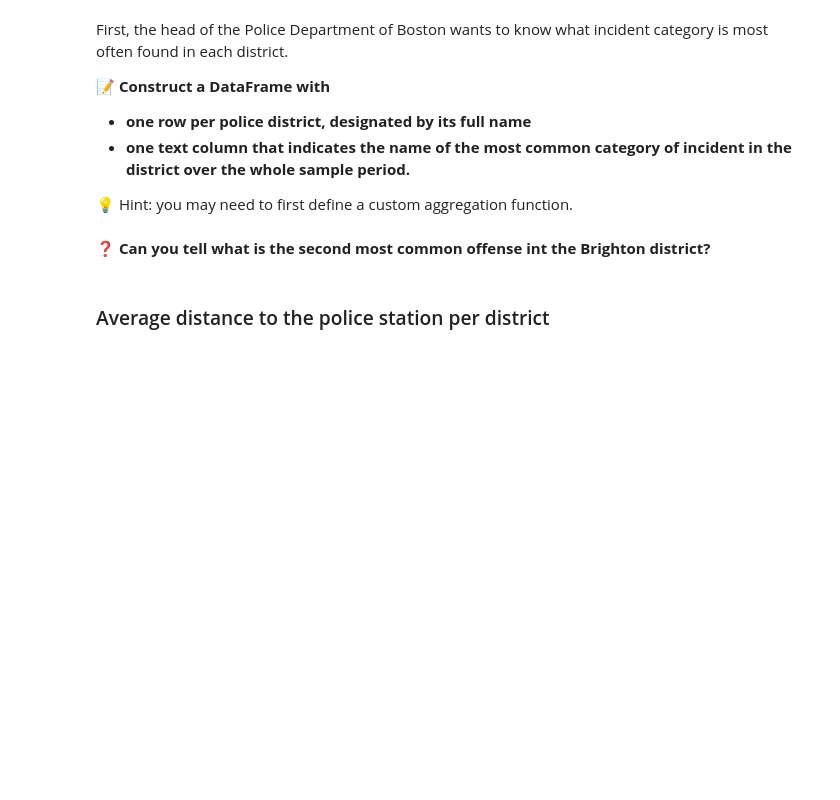
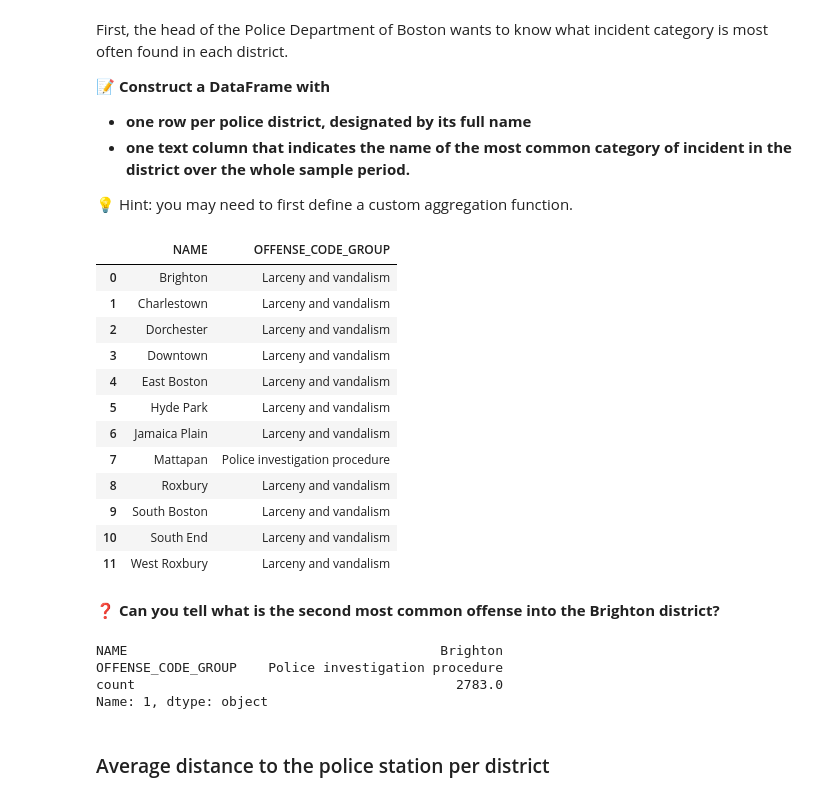
Before and after one commit to JulienDoma/data-certification-exam, a Jupyter notebook: decision_science/boston_crimes.ipynb, the cells around one changed output. Saved outputs shown, nothing was run; the diff lists cells and outputs as text; code cells hidden in the pictures; blank space fills up the shorter version.

```diff
--- a/decision_science/boston_crimes.ipynb
+++ b/decision_science/boston_crimes.ipynb
@@ -442,2 +465,30 @@ First, the head of the Police Department of Boston wants to know what incident c
+# %%
+# YOUR CODE HERE
+
+# First Group by to get sorted values for each district
+df_agg = data.groupby(['NAME','OFFENSE_CODE_GROUP'])\
+                .agg(['count'])['INCIDENT_NUMBER']\
+                .groupby('NAME', group_keys=False)\
+                .apply(lambda x: x.sort_values(by='count', ascending=False))
+
+# Reset index to pass Index as Columns
+df_agg.reset_index(inplace=True)
+
+# Group by another time to keep only first values for each district
+df_agg.groupby(['NAME']).head(1).reset_index().drop(columns=['index','count'])
+# %% [output]
+|  | NAME | OFFENSE_CODE_GROUP |
+| 0 | Brighton | Larceny and vandalism |
+| 1 | Charlestown | Larceny and vandalism |
+| 2 | Dorchester | Larceny and vandalism |
+| 3 | Downtown | Larceny and vandalism |
+| 4 | East Boston | Larceny and vandalism |
+| 5 | Hyde Park | Larceny and vandalism |
+| 6 | Jamaica Plain | Larceny and vandalism |
+| 7 | Mattapan | Police investigation procedure |
+| 8 | Roxbury | Larceny and vandalism |
+| 9 | South Boston | Larceny and vandalism |
+| 10 | South End | Larceny and vandalism |
+| 11 | West Roxbury | Larceny and vandalism |
 # %% [markdown]
-**❓ Can you tell what is the second most common offense int the Brighton district?**
+**❓ Can you tell what is the second most common offense into the Brighton district?**
@@ -445,0 +495,14 @@ second_most_common_offence = "..."
+# %%
+# Making boolean series filtering on town
+my_filter = df_agg["NAME"]=="Brighton"
+
+# Filtering data
+df_agg.where(my_filter, inplace = True)
+
+# Since 0 is the first value, we want 1 to get second most common offense in the Brighton district
+df_agg.iloc[1]
+# %% [output]
+NAME                                        Brighton
+OFFENSE_CODE_GROUP    Police investigation procedure
+count                                         2783.0
+Name: 1, dtype: object
```
Also changed, not shown: parts of 8 cells of this notebook, 1 other file.
